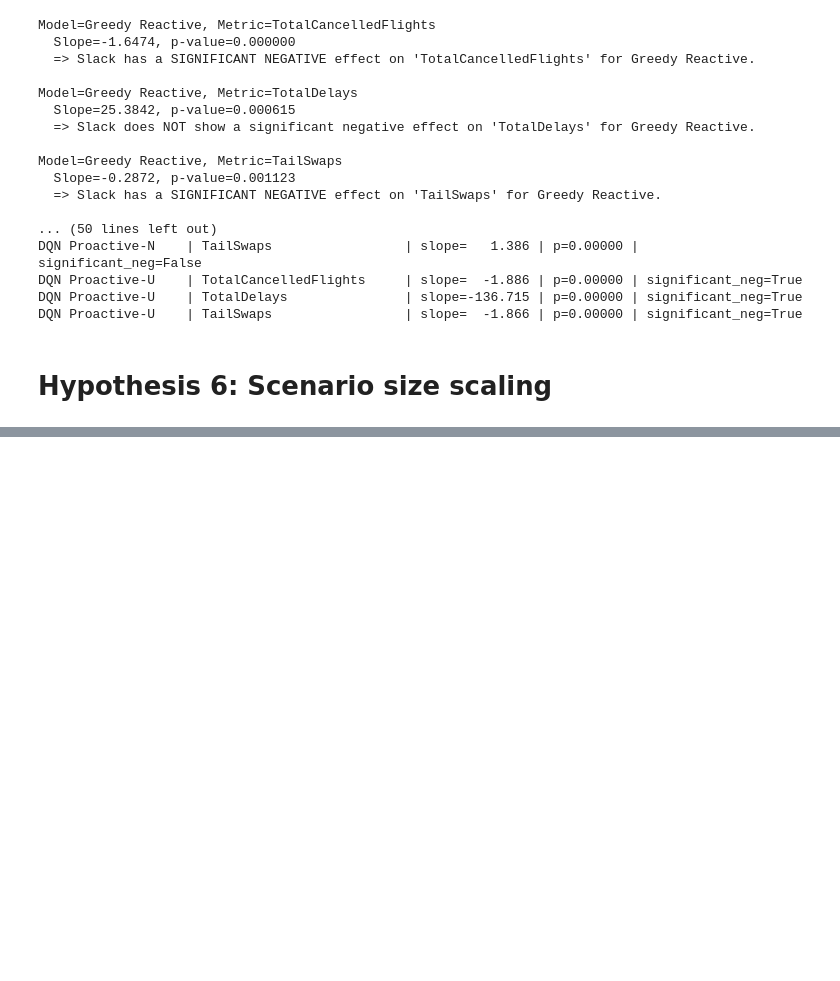
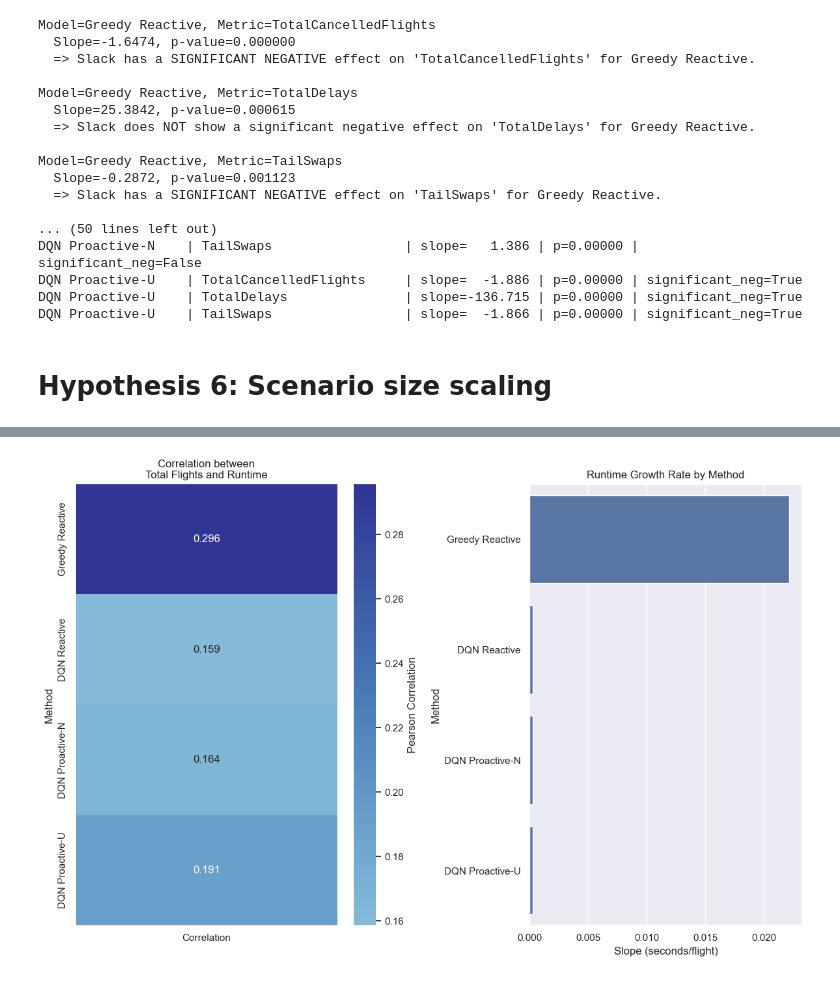
Before and after one commit to elisabethoost/msc-thesis-drl-adm, a Jupyter notebook: interpretation/final-results-hypotheses-validation.ipynb, the cells around one changed output, grey strips where cells are left out. Cells and saved outputs as stored; diff of their text form; code cells hidden in the pictures; blank space fills up the shorter version.

```diff
--- a/interpretation/final-results-hypotheses-validation.ipynb
+++ b/interpretation/final-results-hypotheses-validation.ipynb
@@ -918,6 +918,9 @@ import pandas as pd
 import numpy as np
 import statsmodels.api as sm
 from statsmodels.formula.api import ols
+import seaborn as sns
+import matplotlib.pyplot as plt
+from scipy.stats import pearsonr
 
 ALPHA = 0.05
 
@@ -1033,6 +1036,49 @@ if all_drl_slopes_lower:
 else:
     print("At least one DRL method does NOT have a significantly lower slope than Greedy.")
     print("We FAIL to confirm that DRL-based methods scale better in all cases => FAIL to reject H0.")
+
+# ------------------------------------------------
+# 5) VISUALIZATION
+# ------------------------------------------------
+# Create correlation matrix between TotalFlights and ScenarioTime for each method
+plt.figure(figsize=(12, 8))
+# Create subplot grid - one for correlation plot, one for trend summary
+from matplotlib import gridspec
+gs = gridspec.GridSpec(1, 2, width_ratios=[1.2, 1])
+
+# Correlation plot
+ax1 = plt.subplot(gs[0])
+method_correlations = []
+for method in ['Greedy Reactive'] + methods_drl:
+    mask = df_methods['Method'] == method
+    corr = pearsonr(df_methods[mask]['TotalFlights'],
+                    df_methods[mask]['ScenarioTime'])[0]
+    method_correlations.append({'Method': method,
+                              'Correlation': corr})
+
+corr_df = pd.DataFrame(method_correlations)
+corr_df = corr_df.set_index('Method')
+
+sns.heatmap(corr_df, annot=True, cmap='RdYlBu', center=0,
+            fmt='.3f', ax=ax1, cbar_kws={'label': 'Pearson Correlation'})
+ax1.set_title('Correlation between\nTotal Flights and Runtime')
+
+# Trend summary
+ax2 = plt.subplot(gs[1])
+slopes = []
+for method in ['Greedy Reactive'] + methods_drl:
+    mask = df_methods['Method'] == method
+    z = np.polyfit(df_methods[mask]['TotalFlights'],
+                   df_methods[mask]['ScenarioTime'], 1)
+    slopes.append({'Method': method, 'Slope': z[0]})
+
+slope_df = pd.DataFrame(slopes)
+sns.barplot(data=slope_df, x='Slope', y='Method', ax=ax2)
+ax2.set_title('Runtime Growth Rate by Method')
+ax2.set_xlabel('Slope (seconds/flight)')
+
+plt.tight_layout()
+plt.show()
 # %% [output]
                             OLS Regression Results
 ==============================================================================
@@ -1044,10 +1090,11 @@ Time:                        14:21:20   Log-Likelihood:             3.3558e+05
 No. Observations:              280000   AIC:                        -6.711e+05
 Df Residuals:                  279992   BIC:                        -6.711e+05
 Df Model:                           7
 Covariance Type:            nonrobust
 =============================================================================================================
 ... (37 lines left out)
 
 === Hypothesis 6 Decision ===
 All DRL-based methods have a significantly lower runtime slope than Greedy.
 We REJECT H0 and ACCEPT H_alt => DRL has slower growth in runtime with scenario size.
+[figure, added]
```
Also changed, not shown: parts of 1 cell of this notebook.
